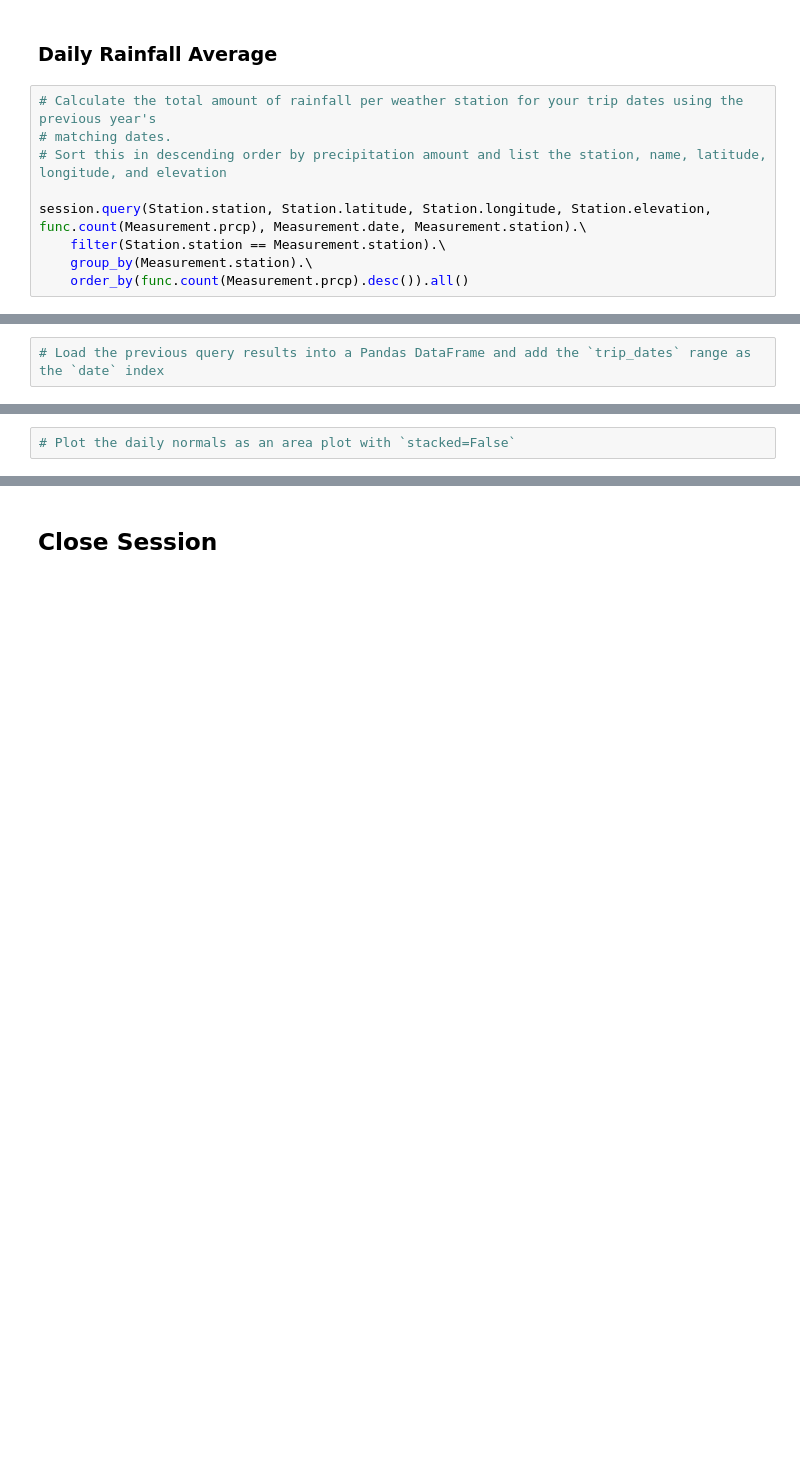
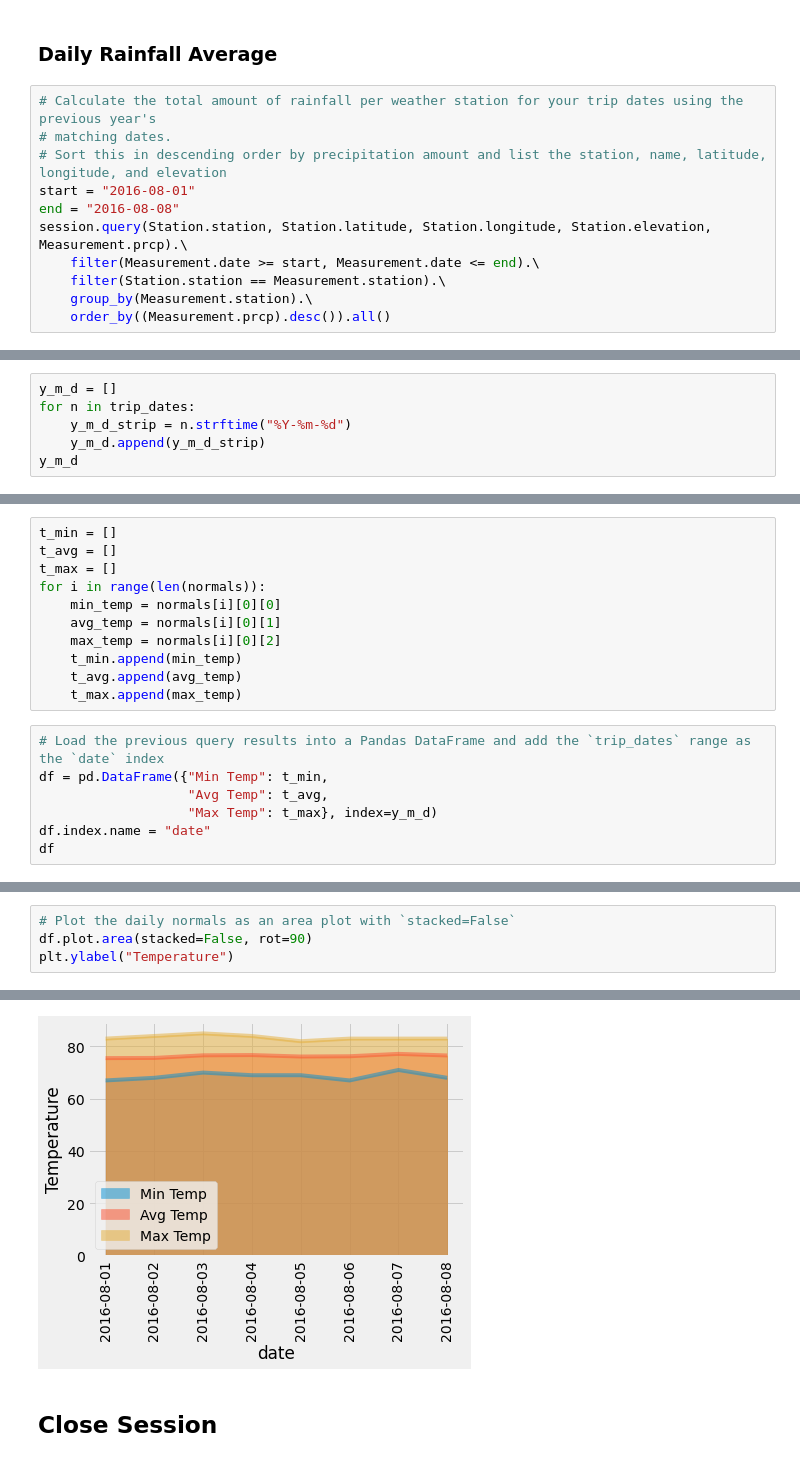
Before and after one commit to hsharma263/sqlalchemy-challenge, a Jupyter notebook: temp_analysis_bonus_2_starter.ipynb, the cells around one changed output, grey strips where cells are left out. Saved outputs shown, nothing was run; the diff lists cells and outputs as text; blank space fills up the shorter version.

```diff
--- a/temp_analysis_bonus_2_starter.ipynb
+++ b/temp_analysis_bonus_2_starter.ipynb
@@ -87,9 +87,11 @@ plt.show()
 # Calculate the total amount of rainfall per weather station for your trip dates using the previous year's
 # matching dates.
 # Sort this in descending order by precipitation amount and list the station, name, latitude, longitude, and elevation
-
-session.query(Station.station, Station.latitude, Station.longitude, Station.elevation, func.count(Measurement.prcp), Measurement.date, Measurement.station).\
+start = "2016-08-01"
+end = "2016-08-08"
+session.query(Station.station, Station.latitude, Station.longitude, Station.elevation, Measurement.prcp).\
+    filter(Measurement.date >= start, Measurement.date <= end).\
     filter(Station.station == Measurement.station).\
     group_by(Measurement.station).\
-    order_by(func.count(Measurement.prcp).desc()).all()
+    order_by((Measurement.prcp).desc()).all()
 # %% [output]
@@ -148,0 +175,6 @@ end_date = '2017-08-07'
+# %%
+y_m_d = []
+for n in trip_dates:
+    y_m_d_strip = n.strftime("%Y-%m-%d")
+    y_m_d.append(y_m_d_strip)
+y_m_d
@@ -149,2 +190,18 @@ end_date = '2017-08-07'
+# %%
+t_min = []
+t_avg = []
+t_max = []
+for i in range(len(normals)):
+    min_temp = normals[i][0][0]
+    avg_temp = normals[i][0][1]
+    max_temp = normals[i][0][2]
+    t_min.append(min_temp)
+    t_avg.append(avg_temp)
+    t_max.append(max_temp)
 # %%
 # Load the previous query results into a Pandas DataFrame and add the `trip_dates` range as the `date` index
+df = pd.DataFrame({"Min Temp": t_min,
+                   "Avg Temp": t_avg,
+                   "Max Temp": t_max}, index=y_m_d)
+df.index.name = "date"
+df
@@ -151,2 +219,5 @@ end_date = '2017-08-07'
 # %%
 # Plot the daily normals as an area plot with `stacked=False`
+df.plot.area(stacked=False, rot=90)
+plt.ylabel("Temperature")
+# %% [output]
@@ -153,2 +225,3 @@ end_date = '2017-08-07'
+[figure, added]
 # %% [markdown]
 ## Close Session
```
Also changed, not shown: parts of 10 cells of this notebook.
